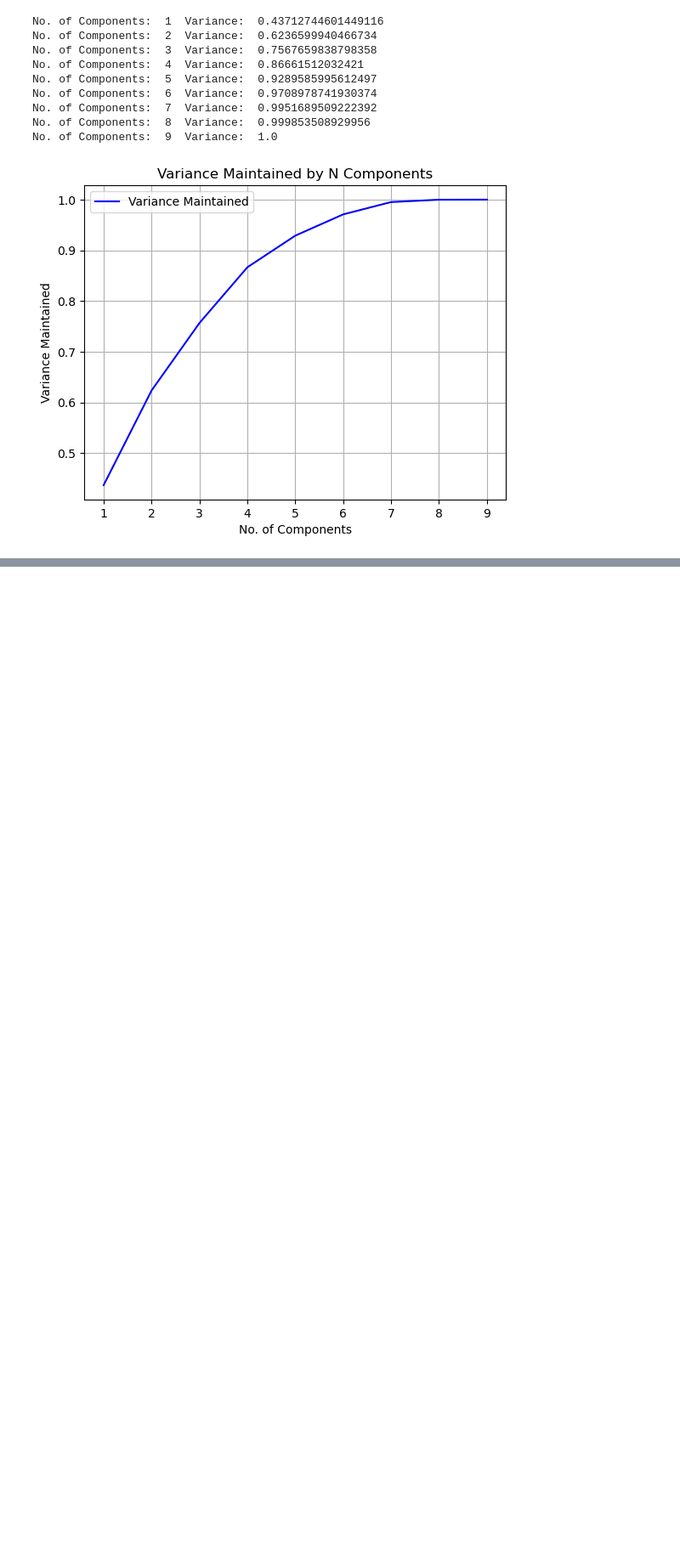
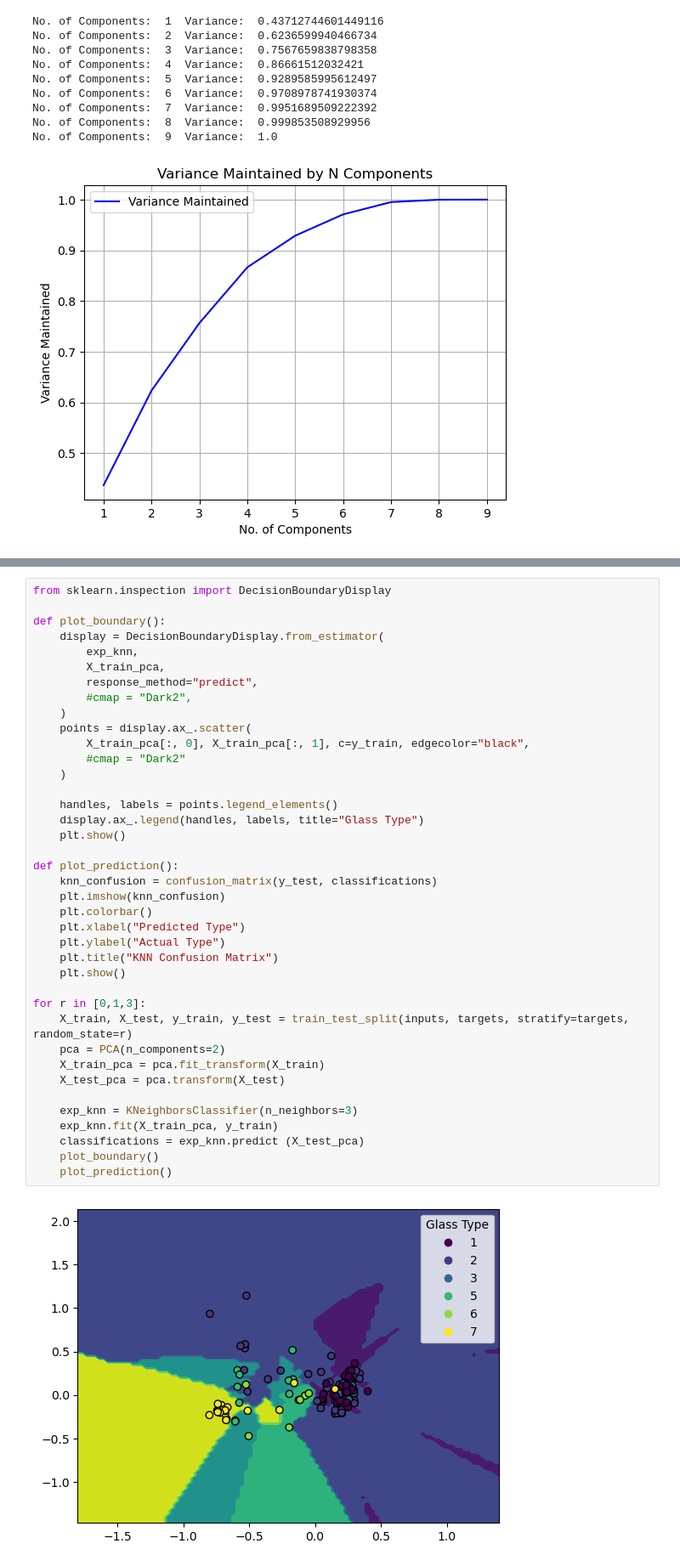
Before and after one commit to elizaclay/Machine-Learning-Optimisation, a Jupyter notebook: COMP2002_Report.ipynb, the cells around one changed output, grey strips where cells are left out. Shown: that part at 85% size. Cells and saved outputs as stored; diff of their text form; blank space fills up the shorter version.

```diff
--- a/COMP2002_Report.ipynb
+++ b/COMP2002_Report.ipynb
@@ -458,0 +482,41 @@ for r in [0,1,3]:
+# %%
+from sklearn.inspection import DecisionBoundaryDisplay
+
+def plot_boundary():
+    display = DecisionBoundaryDisplay.from_estimator(
+        exp_knn,
+        X_train_pca,
+        response_method="predict",
+        #cmap = "Dark2",
+    )
+    points = display.ax_.scatter(
+        X_train_pca[:, 0], X_train_pca[:, 1], c=y_train, edgecolor="black",
+        #cmap = "Dark2"
+    )
+
+    handles, labels = points.legend_elements()
+    display.ax_.legend(handles, labels, title="Glass Type")
+    plt.show()
+
+def plot_prediction():
+    knn_confusion = confusion_matrix(y_test, classifications)
+    plt.imshow(knn_confusion)
+    plt.colorbar()
+    plt.xlabel("Predicted Type")
+    plt.ylabel("Actual Type")
+    plt.title("KNN Confusion Matrix")
+    plt.show()
+
+for r in [0,1,3]:
+    X_train, X_test, y_train, y_test = train_test_split(inputs, targets, stratify=targets, random_state=r)
+    pca = PCA(n_components=2)
+    X_train_pca = pca.fit_transform(X_train)
+    X_test_pca = pca.transform(X_test)
+
+    exp_knn = KNeighborsClassifier(n_neighbors=3)
+    exp_knn.fit(X_train_pca, y_train)
+    classifications = exp_knn.predict (X_test_pca)
+    plot_boundary()
+    plot_prediction()
+# %% [output]
+[figure, added]
```
Also changed, not shown: parts of 3 cells of this notebook.
